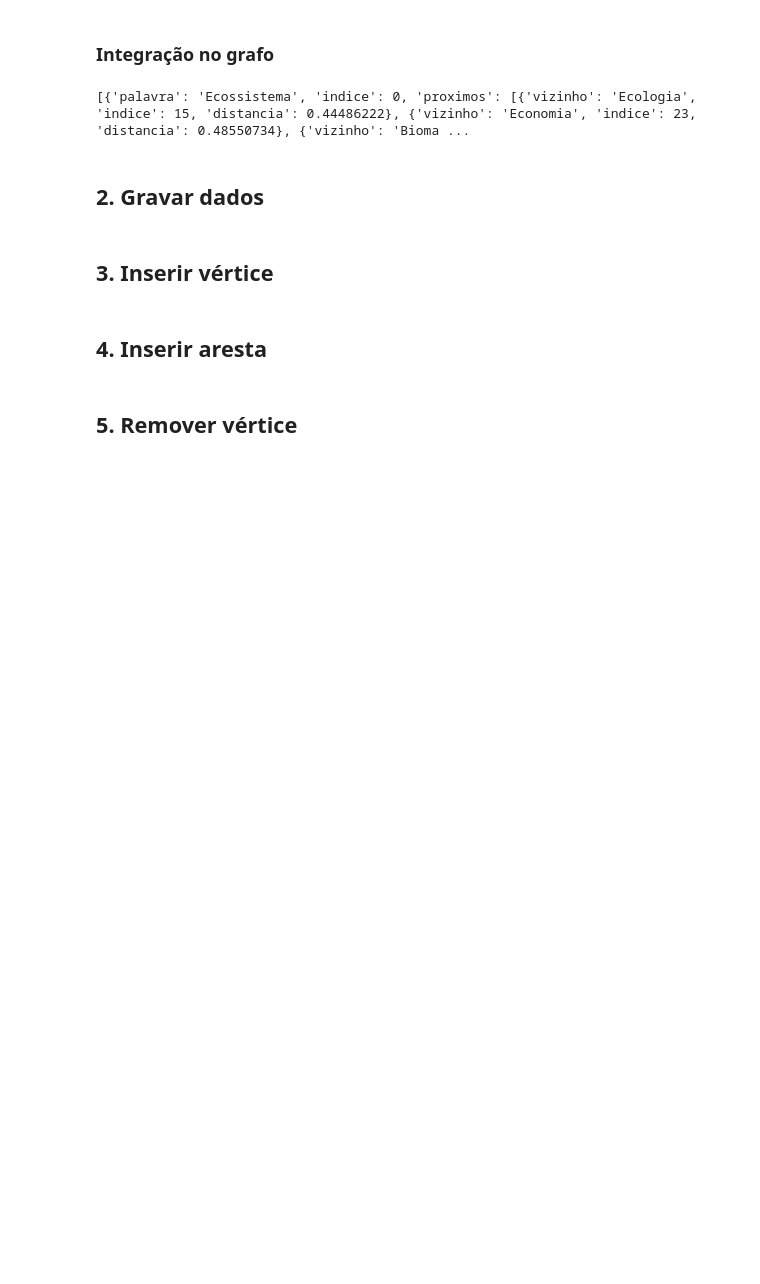
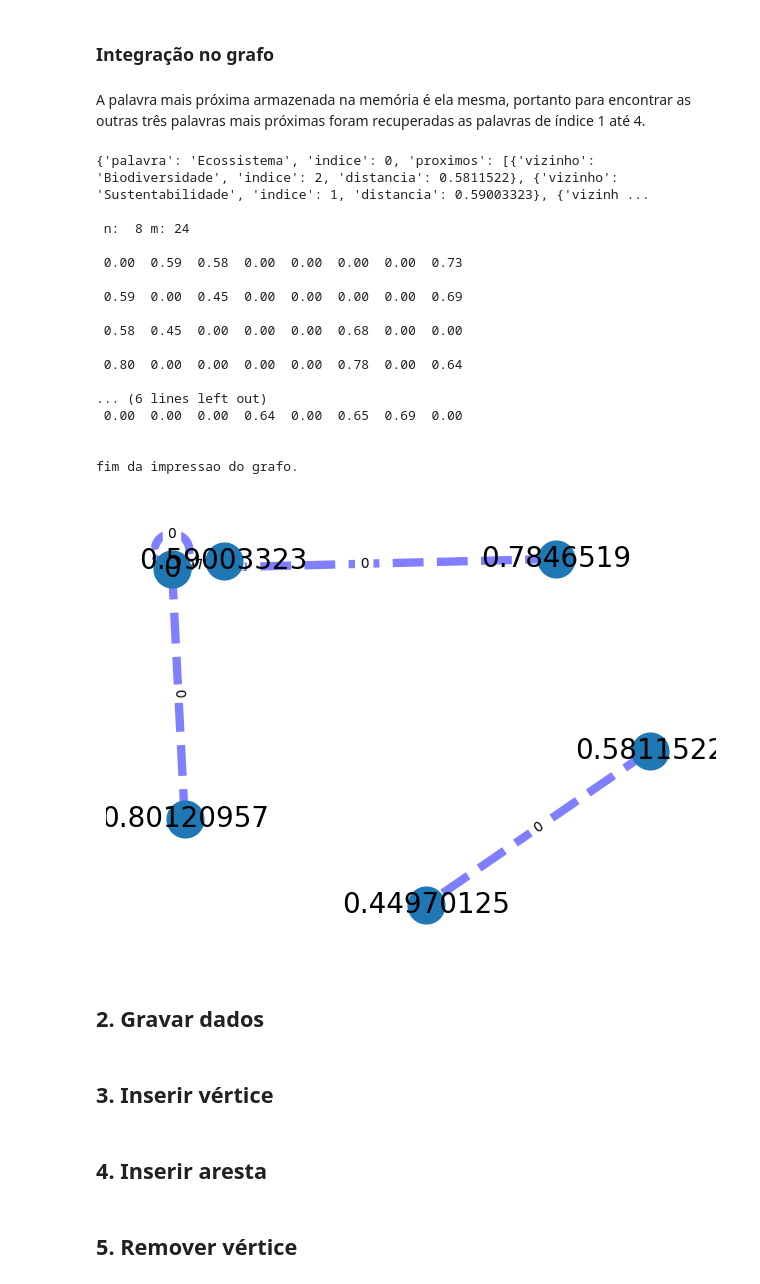
Before and after one commit to Cehiim/TeoriaDosGrafos, a Jupyter notebook: Projeto/grafos_RAG.ipynb, the cells around one changed output. Saved outputs shown, nothing was run; the diff lists cells and outputs as text; code cells hidden in the pictures; blank space fills up the shorter version.

```diff
--- a/Projeto/grafos_RAG.ipynb
+++ b/Projeto/grafos_RAG.ipynb
@@ -370,10 +249,10 @@ memoria = Memory(chunking_strategy={"mode": "sliding_window", "window_size": 1,
 Os dados do documento são importados e guardados na variável `dados`.
 # %%
 def leArquivoHTTP():
-  arquivo = requests.get('https://raw.githubusercontent.com/Cehiim/TeoriaDosGrafos/refs/heads/main/Projeto/palavras.txt').text
+  arquivo = requests.get('https://raw.githubusercontent.com/Cehiim/TeoriaDosGrafos/refs/heads/main/Projeto/teste.txt').text
 
-  lista = arquivo.split()
-  n_palavras = int(lista.pop(0))
+  lista = arquivo.split() # Distribui cada elemento do arquivo numa lista
+  n_palavras = int(lista.pop(0)) # Separa o número de palavras (primeira linha do arquivo)
   vertices = []
   for i in range(n_palavras):
     vertice = {
@@ -424,7 +303,7 @@ def embedding(memoria, vertices, n_palavras):
 # %% [markdown]
 Quanto menor é a distância, maior é a proximidade semântica.
 # %%
-def buscaVetorial(memoria, palavra):
-  busca = memoria.search(palavra, top_n=6)
+def buscaVetorial(memoria, palavra): # Método para retornar os quatro elementos com maior proximidade semântica de uma palavra
+  busca = memoria.search(palavra, top_n=4)
   return busca
 # %% [markdown]
@@ -432,14 +311,14 @@ A palavra mais próxima armazenada na memória é ela mesma, portanto para encon
 # %%
-m = Memory(chunking_strategy={"mode": "sliding_window", "window_size": 1, "overlap": 0})
-n = d[0]
-vs = d[1]
+m = Memory(chunking_strategy={"mode": "sliding_window", "window_size": 1, "overlap": 0}) # Memória
+n = d[0] # Número de palavras
+v = d[1] # Lista de vértices (cada vértice é organizado em palavra, índice e vizinhos próximos)
 
-embedding(m, vs, n)
+embedding(m, n, v)
 
 b = buscaVetorial(m, "Biodiversidade")
 print(b)
 print(f"\n\nBusca: Biodiversidade\n")
-for i in range(1,6):
+for i in range(1,4):
   palavra = b[i]['chunk']
   distancia = b[i]['distance']
   print(f"Palavra: {palavra}\nDistância: {distancia:.2f}\n")
@@ -472,10 +357,12 @@ def buscaIndice(n_palavras, vertices, palavra):
+# %% [markdown]
+A palavra mais próxima armazenada na memória é ela mesma, portanto para encontrar as outras três palavras mais próximas foram recuperadas as palavras de índice 1 até 4.
 # %%
 def integraGrafo(memoria, n_palavras, vertices):
-  grafo = GrafoR(n_palavras)
+  grafo = GrafoR(n_palavras) # Cria um grafo rotulado
   for i in range(n_palavras):
     busca = buscaVetorial(memoria, vertices[i]["palavra"])
     proximos = []
-    for j in range(1,6):
+    for j in range(1,4):
       palavra = busca[j]['chunk']
       distancia = busca[j]['distance']
       proximo = {
@@ -484,12 +371,33 @@ def integraGrafo(memoria, n_palavras, vertices):
           "distancia": distancia
       }
       proximos.append(proximo)
+      grafo.insereA(vertices[i]["indice"], proximo["indice"], proximo["distancia"])
     vertices[i]["proximos"] = proximos
+  return grafo
-# %%
-integraGrafo(m, d[0], d[1])
-print(d[1])
-# %% [output]
-[{'palavra': 'Ecossistema', 'indice': 0, 'proximos': [{'vizinho': 'Ecologia', 'indice': 15, 'distancia': 0.44486222}, {'vizinho': 'Economia', 'indice': 23, 'distancia': 0.48550734}, {'vizinho': 'Bioma ...
+# %%
+g = integraGrafo(m, n, v)
+print(v[0]) # Informações do primeiro elemento da lista de vértices
+g.showMin()
+g.imprimeGrafo()
+# %% [output]
+{'palavra': 'Ecossistema', 'indice': 0, 'proximos': [{'vizinho': 'Biodiversidade', 'indice': 2, 'distancia': 0.5811522}, {'vizinho': 'Sustentabilidade', 'indice': 1, 'distancia': 0.59003323}, {'vizinh ...
+
+ n:  8 m: 24
+
+ 0.00  0.59  0.58  0.00  0.00  0.00  0.00  0.73
+
+ 0.59  0.00  0.45  0.00  0.00  0.00  0.00  0.69
+
+ 0.58  0.45  0.00  0.00  0.00  0.68  0.00  0.00
+
+ 0.80  0.00  0.00  0.00  0.00  0.78  0.00  0.64
+
+... (6 lines left out)
+ 0.00  0.00  0.00  0.64  0.00  0.65  0.69  0.00
+
+
+fim da impressao do grafo.
+[figure, added]
 # %% [markdown]
 ## 2. Gravar dados
 # %% [markdown]
```
Also changed, not shown: parts of 23 cells of this notebook.
